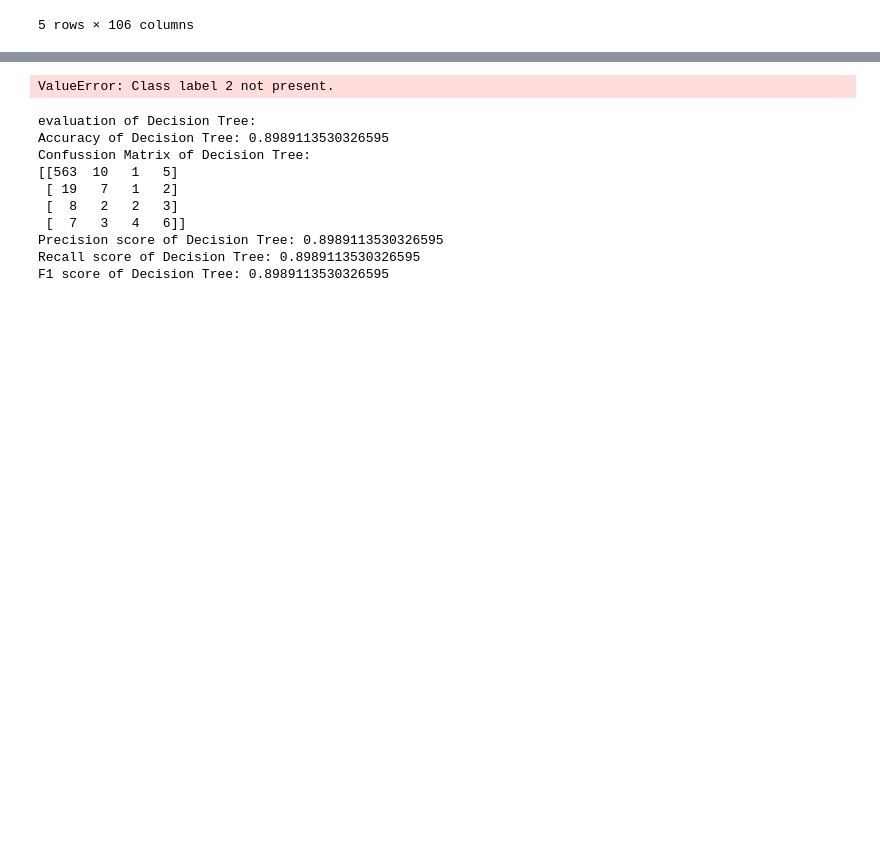
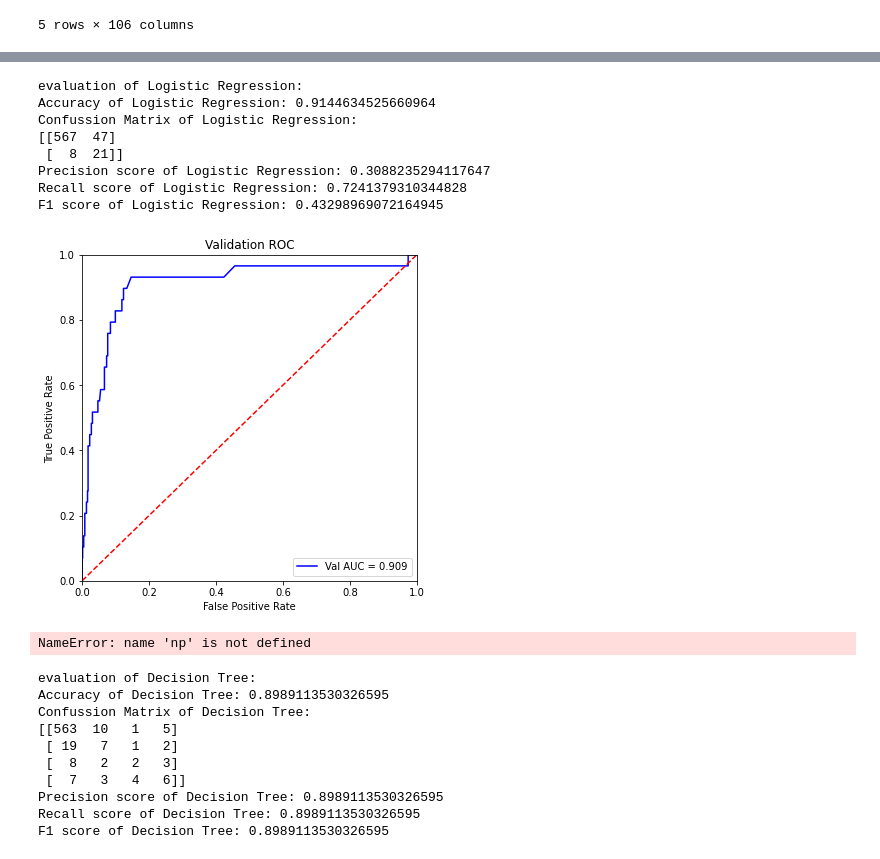
Before and after one commit to Lez-3f/IAI-Learning, a Jupyter notebook: classification/predict_task.ipynb, the cells around one changed output, grey strips where cells are left out. Drawn from its saved outputs; the diff is of its cells as text; code cells hidden in the pictures; blank space fills up the shorter version.

```diff
--- a/classification/predict_task.ipynb
+++ b/classification/predict_task.ipynb
@@ -224,11 +222,32 @@ def evaluate_model(model, name, print_or_not:bool = True, need_fit = False):
 # %%
 from sklearn.linear_model import LogisticRegression
 
-LR_model = LogisticRegression(penalty='l2', C=1, class_weight={0:1, 1:20, 2:40, 3:30})
+LR_model = LogisticRegression(penalty='l2', C=1, class_weight={0:1, 1:80})
 
 pf = evaluate_model(LR_model, "Logistic Regression")
 # %% [output]
-ValueError: Class label 2 not present.
+evaluation of Logistic Regression:
+Accuracy of Logistic Regression: 0.9144634525660964
+Confussion Matrix of Logistic Regression:
+[[567  47]
+ [  8  21]]
+Precision score of Logistic Regression: 0.3088235294117647
+Recall score of Logistic Regression: 0.7241379310344828
+F1 score of Logistic Regression: 0.43298969072164945
+[figure, added]
+# %%
+# 调整参数
+params = []
+for i in np.arange(10,100,10):
+    params.append({'class_weight': {1:i, 0:1}})
+print(f'params:{params}')
+param_sel, score = tune_param(LogisticRegression, params)
+# LR_md = LogisticRegression(**params[0])
+# print(my_scoring(y_pred))
+# print(f'selected param:{param_sel} best score:{score}')
+# evaluate_model(tree, "Decision Tree")
+# %% [output]
+NameError: name 'np' is not defined
 # %%
 from sklearn.tree import DecisionTreeClassifier
 
```
Also changed, not shown: parts of 4 cells of this notebook, 2 other files.
